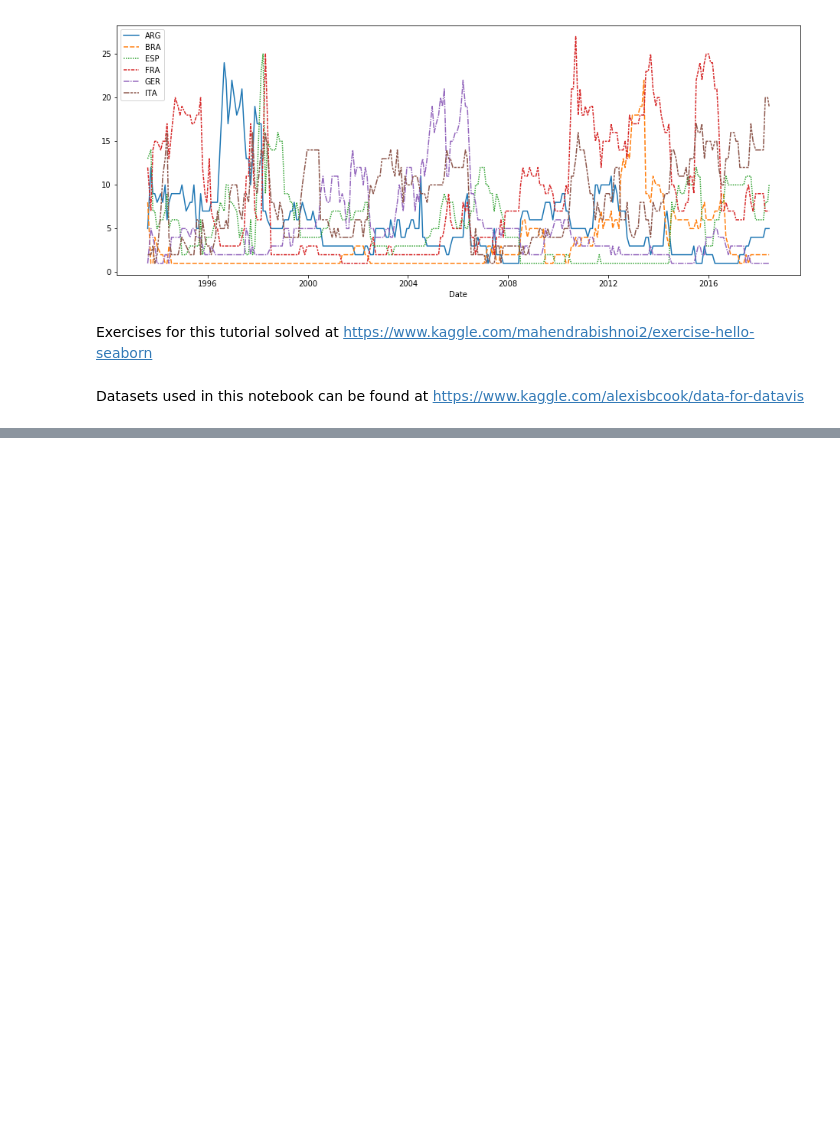
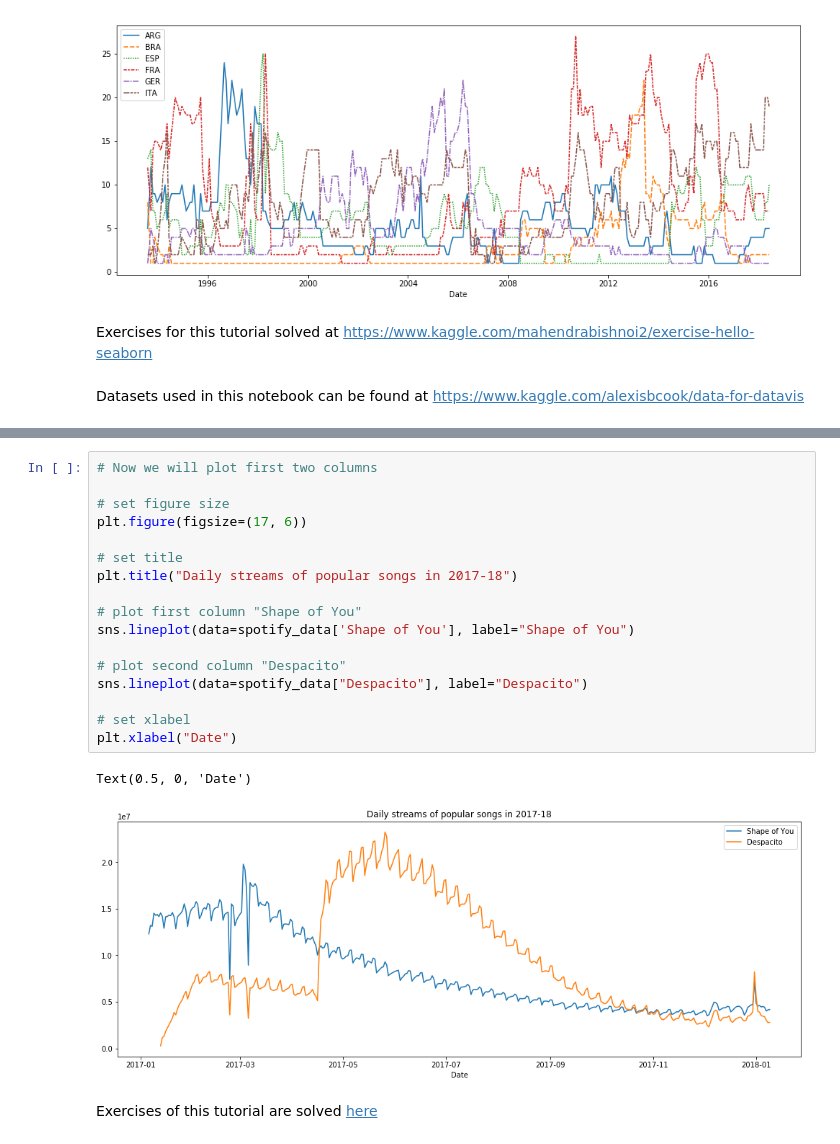
Before and after one commit to ShreyasJothish/datasciencestudygroup, a Jupyter notebook: MahendraBishnoi/02_Data_Visualization_From_Non_Coder_to_Coder.ipynb, the cells around one changed output, grey strips where cells are left out. Cells and saved outputs as stored; diff of their text form; blank space fills up the shorter version.

```diff
--- a/MahendraBishnoi/02_Data_Visualization_From_Non_Coder_to_Coder.ipynb
+++ b/MahendraBishnoi/02_Data_Visualization_From_Non_Coder_to_Coder.ipynb
@@ -55,0 +147,22 @@ Datasets used in this notebook can be found at https://www.kaggle.com/alexisbcoo
+# %%
+# Now we will plot first two columns
+
+# set figure size
+plt.figure(figsize=(17, 6))
+
+# set title
+plt.title("Daily streams of popular songs in 2017-18")
+
+# plot first column "Shape of You"
+sns.lineplot(data=spotify_data['Shape of You'], label="Shape of You")
+
+# plot second column "Despacito"
+sns.lineplot(data=spotify_data["Despacito"], label="Despacito")
+
+# set xlabel
+plt.xlabel("Date")
+# %% [output]
+Text(0.5, 0, 'Date')
+[figure, added]
+# %% [markdown]
+Exercises of this tutorial are solved [here](https://www.kaggle.com/mahendrabishnoi2/exercise-line-charts)
```
Also changed, not shown: parts of 15 cells of this notebook.
